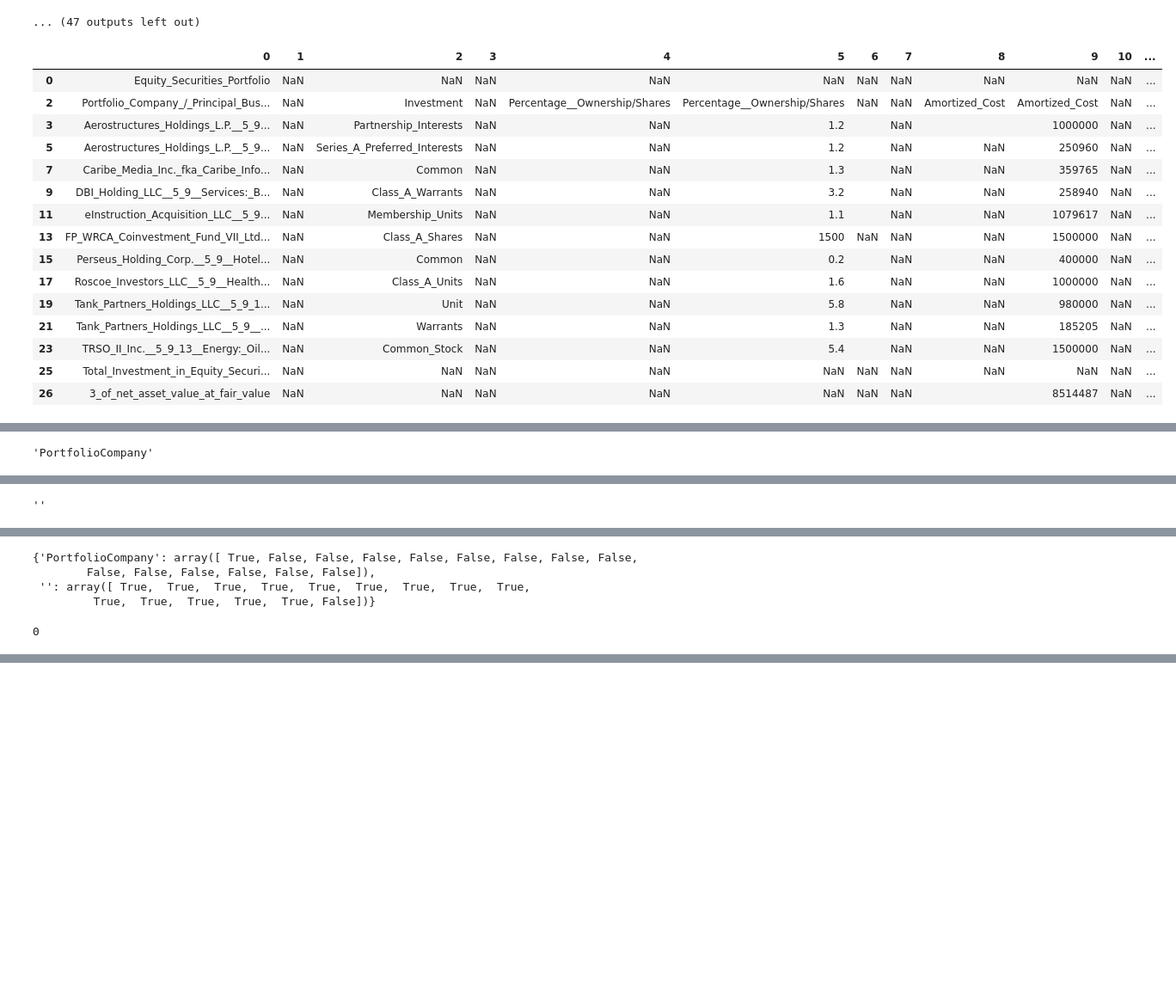
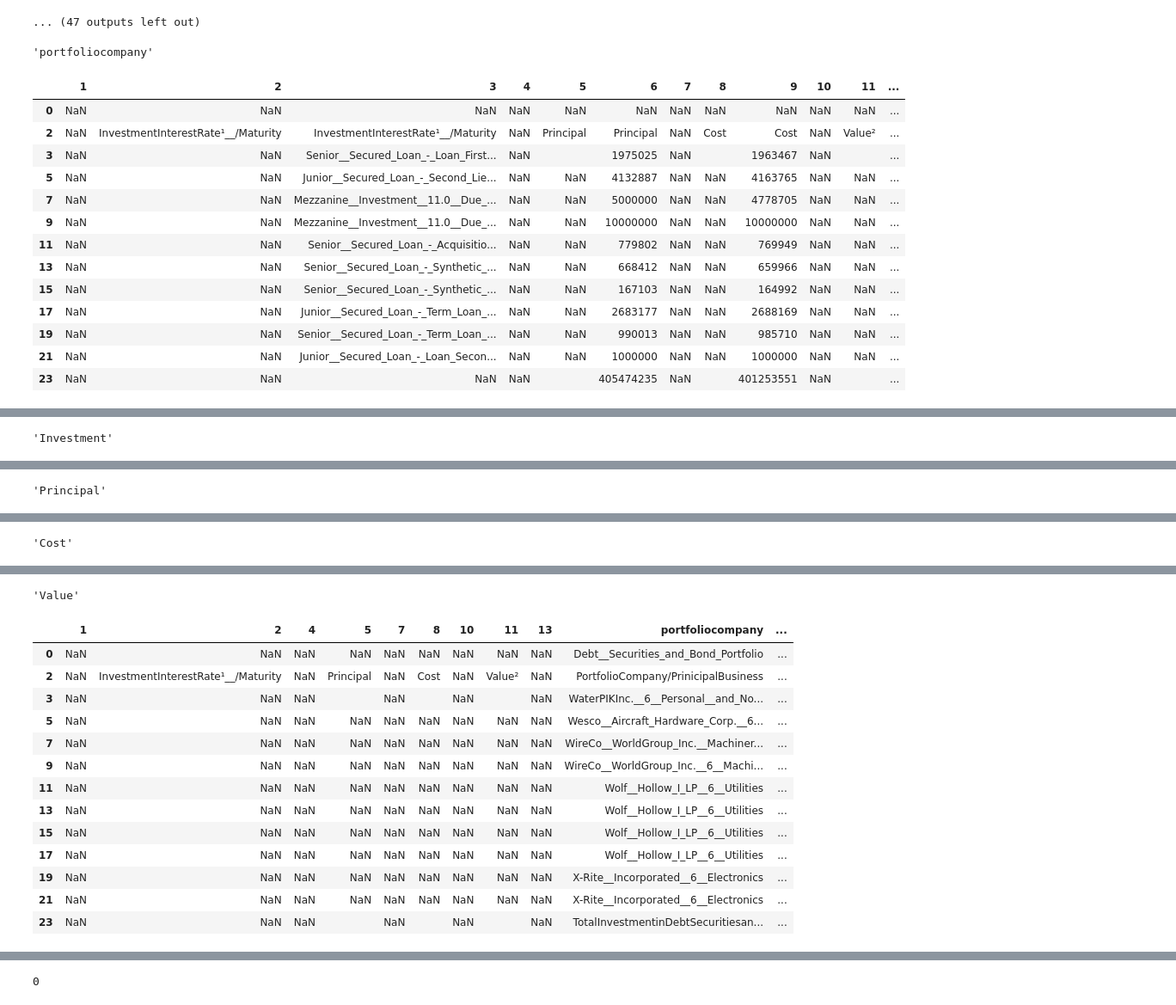
Before and after one commit to Coffee-Code-Philly-Accelerator/sec_filings, a Jupyter notebook: 1372807/debugging.ipynb, the cells around one changed output, grey strips where cells are left out. Shown at 86% size. Drawn from its saved outputs; the diff is of its cells as text; code cells hidden in the pictures; blank space fills up the shorter version.

```diff
--- a/1372807/debugging.ipynb
+++ b/1372807/debugging.ipynb
@@ -470,7 +470,7 @@ INFO:CIK==1372807:2015-06-30/Schedule_of_Investments_4.csv
 # %%
 import pandas as pd
 
-file_path = r'/home/seluser/sec_filings/1372807/2015-06-30/Schedule_of_Investments_30.csv'
+file_path = r'/home/seluser/sec_filings/1372807/2008-06-30/Schedule_of_Investments_10.csv'
 
 def except_rows()->tuple:
     return (
@@ -489,6 +489,7 @@ def standard_field_names()->tuple:
         'Percentage  Interest/  Shares',
         # 'Principal',
         'Cost',
+        'Amortized Cost',
         'Value',
         'Short-term Investments',
         'Percentage Ownership',
@@ -548,7 +549,7 @@ def _clean(
     df = df.applymap(lambda x: x.strip() if isinstance(x, str) else x)
     df.dropna(axis=0,how='all',inplace=True)
     df = df[~df.apply(lambda row:row.astype(str).str.contains(except_rows,case=False, na=False).any(),axis=1)]
-    display(df)
+    # display(df)
     if not df.apply(lambda col: col.astype(str).str.contains(r'total_investments', case=False, regex=True)).any().any() and df.shape[0] < 3:
         return pd.DataFrame(), merged_pair_idxs
 
@@ -558,56 +559,53 @@ def _clean(
     df,merge_pair_idxs = merge_duplicate_columns(df,merged_pair_idxs=merged_pair_idxs)
     duplicate_idx = df.apply(lambda row:row[pd.to_numeric(row,errors='coerce').isna()].duplicated().sum() > 1 ,axis=1)
     clean_rows = df.loc[duplicate_idx].apply(remove_row_duplicates, axis=1).reset_index(drop=True)
     j = 0
     # display(clean_rows)
     for i,flag in enumerate(duplicate_idx):
         if not flag:
             continue
         df.iloc[i,:] = clean_rows.loc[j,:].tolist()
         j += 1
     df.replace([''],np.nan,regex=True,inplace=True) #':','$','%'
     df.dropna(axis=1,how='all',inplace=True)
 
     columns = (~df.isna()).sum(axis=0) < (4  if df.shape[0] > 12 else 2 if df.shape[0] == 4 else 0)
     df = df.drop(columns=df.columns[columns])
     return df.reset_index(drop=True),merge_pair_idxs
 
 
-# merged_pair_idxs = {
-#     'Portfolio Company': np.array([True]+[False]*16),
-#     'Investment': np.array([False,True]+[False]*15),
-#     'Maturity Date':np.array([False]*2+[True]+[False]*14),
-#     'Principal':np.array([False,False,False,False,True]+[False]*12),
-#     'Cost':np.array([False]*7+[True]+[False]*9),
-#     'Value':np.array([False]*10+[True]+[False]*6),
-#     '':np.array([True]+[False]*16)
-# }
-merged_pair_idxs = {}
+merged_pair_idxs = {
+    'portfoliocompany': np.array([True]+[False]*13),
+    'Investment': np.array([False,False,True]+[False]*11),
+    'Principal':np.array([False]*4+[True]+[False]*9),
+    'Cost':np.array([False]*6+[True]+[False]*7),
+    'Value':np.array([False]*8+[True]+[False]*5),
+}
+# merged_pair_idxs = {}
 ex = exceptions()
 ex_rows = '|'.join(except_rows())
 df,merged_pair_idxs = _clean(file_path,except_rows=ex_rows,merged_pair_idxs=merged_pair_idxs)
 display(df)
 display(merged_pair_idxs)
 index_list = df.apply(
     lambda row:row.astype(str).str.contains(stopping_criterion(None), case=False, na=False).any(),
     axis=1
 )
 index_list_sum = index_list.sum()
 index_list_sum
 # %% [output]
+'portfoliocompany'
-|  | 0 | 1 | 2 | 3 | 4 | 5 | 6 | 7 | 8 | 9 | 10 | ... |
-| 0 | Equity_Securities_Portfolio | NaN | NaN | NaN | NaN | NaN | NaN | NaN | NaN | NaN | NaN | ... |
-| 2 | Portfolio_Company_/_Principal_Bus... | NaN | Investment | NaN | Percentage__Ownership/Shares | Percentage__Ownership/Shares | NaN | NaN | Amortized_Cost | Amortized_Cost | NaN | ... |
-| 3 | Aerostructures_Holdings_L.P.__5_9... | NaN | Partnership_Interests | NaN | NaN | 1.2 |  | NaN |  | 1000000 | NaN | ... |
-| 5 | Aerostructures_Holdings_L.P.__5_9... | NaN | Series_A_Preferred_Interests | NaN | NaN | 1.2 |  | NaN | NaN | 250960 | NaN | ... |
-| 7 | Caribe_Media_Inc._fka_Caribe_Info... | NaN | Common | NaN | NaN | 1.3 |  | NaN | NaN | 359765 | NaN | ... |
-| 9 | DBI_Holding_LLC__5_9__Services:_B... | NaN | Class_A_Warrants | NaN | NaN | 3.2 |  | NaN | NaN | 258940 | NaN | ... |
-| 11 | eInstruction_Acquisition_LLC__5_9... | NaN | Membership_Units | NaN | NaN | 1.1 |  | NaN | NaN | 1079617 | NaN | ... |
-| 13 | FP_WRCA_Coinvestment_Fund_VII_Ltd... | NaN | Class_A_Shares | NaN | NaN | 1500 | NaN | NaN | NaN | 1500000 | NaN | ... |
-| 15 | Perseus_Holding_Corp.__5_9__Hotel... | NaN | Common | NaN | NaN | 0.2 |  | NaN | NaN | 400000 | NaN | ... |
-| 17 | Roscoe_Investors_LLC__5_9__Health... | NaN | Class_A_Units | NaN | NaN | 1.6 |  | NaN | NaN | 1000000 | NaN | ... |
-| 19 | Tank_Partners_Holdings_LLC__5_9_1... | NaN | Unit | NaN | NaN | 5.8 |  | NaN | NaN | 980000 | NaN | ... |
-| 21 | Tank_Partners_Holdings_LLC__5_9__... | NaN | Warrants | NaN | NaN | 1.3 |  | NaN | NaN | 185205 | NaN | ... |
-| 23 | TRSO_II_Inc.__5_9_13__Energy:_Oil... | NaN | Common_Stock | NaN | NaN | 5.4 |  | NaN | NaN | 1500000 | NaN | ... |
-| 25 | Total_Investment_in_Equity_Securi... | NaN | NaN | NaN | NaN | NaN | NaN | NaN | NaN | NaN | NaN | ... |
-| 26 | 3_of_net_asset_value_at_fair_value | NaN | NaN | NaN | NaN | NaN | NaN | NaN |  | 8514487 | NaN | ... |
+|  | 1 | 2 | 3 | 4 | 5 | 6 | 7 | 8 | 9 | 10 | 11 | ... |
+| 0 | NaN | NaN | NaN | NaN | NaN | NaN | NaN | NaN | NaN | NaN | NaN | ... |
+| 2 | NaN | InvestmentInterestRate¹__/Maturity | InvestmentInterestRate¹__/Maturity | NaN | Principal | Principal | NaN | Cost | Cost | NaN | Value² | ... |
+| 3 | NaN | NaN | Senior__Secured_Loan_-_Loan_First... | NaN |  | 1975025 | NaN |  | 1963467 | NaN |  | ... |
+| 5 | NaN | NaN | Junior__Secured_Loan_-_Second_Lie... | NaN | NaN | 4132887 | NaN | NaN | 4163765 | NaN | NaN | ... |
+| 7 | NaN | NaN | Mezzanine__Investment__11.0__Due_... | NaN | NaN | 5000000 | NaN | NaN | 4778705 | NaN | NaN | ... |
+| 9 | NaN | NaN | Mezzanine__Investment__11.0__Due_... | NaN | NaN | 10000000 | NaN | NaN | 10000000 | NaN | NaN | ... |
+| 11 | NaN | NaN | Senior__Secured_Loan_-_Acquisitio... | NaN | NaN | 779802 | NaN | NaN | 769949 | NaN | NaN | ... |
+| 13 | NaN | NaN | Senior__Secured_Loan_-_Synthetic_... | NaN | NaN | 668412 | NaN | NaN | 659966 | NaN | NaN | ... |
+| 15 | NaN | NaN | Senior__Secured_Loan_-_Synthetic_... | NaN | NaN | 167103 | NaN | NaN | 164992 | NaN | NaN | ... |
+| 17 | NaN | NaN | Junior__Secured_Loan_-_Term_Loan_... | NaN | NaN | 2683177 | NaN | NaN | 2688169 | NaN | NaN | ... |
+| 19 | NaN | NaN | Senior__Secured_Loan_-_Term_Loan_... | NaN | NaN | 990013 | NaN | NaN | 985710 | NaN | NaN | ... |
+| 21 | NaN | NaN | Junior__Secured_Loan_-_Loan_Secon... | NaN | NaN | 1000000 | NaN | NaN | 1000000 | NaN | NaN | ... |
+| 23 | NaN | NaN | NaN | NaN |  | 405474235 | NaN |  | 401253551 | NaN |  | ... |
@@ -628 +612 @@ WARNING:root:Applied processor reduces input query to empty string, all comparis
-'PortfolioCompany'
+'Investment'
@@ -645 +627 @@ WARNING:root:Applied processor reduces input query to empty string, all comparis
-''
+'Principal'
@@ -661,0 +642 @@ WARNING:root:Applied processor reduces input query to empty string, all comparis
+'Cost'
@@ -678,5 +657,15 @@ WARNING:root:Applied processor reduces input query to empty string, all comparis
-{'PortfolioCompany': array([ True, False, False, False, False, False, False, False, False,
-        False, False, False, False, False, False]),
- '': array([ True,  True,  True,  True,  True,  True,  True,  True,  True,
-         True,  True,  True,  True,  True, False])}
-0
+'Value'
+|  | 1 | 2 | 4 | 5 | 7 | 8 | 10 | 11 | 13 | portfoliocompany | ... |
+| 0 | NaN | NaN | NaN | NaN | NaN | NaN | NaN | NaN | NaN | Debt__Securities_and_Bond_Portfolio | ... |
+| 2 | NaN | InvestmentInterestRate¹__/Maturity | NaN | Principal | NaN | Cost | NaN | Value² | NaN | PortfolioCompany/PrinicipalBusiness | ... |
+| 3 | NaN | NaN | NaN |  | NaN |  | NaN |  | NaN | WaterPIKInc.__6__Personal__and_No... | ... |
+| 5 | NaN | NaN | NaN | NaN | NaN | NaN | NaN | NaN | NaN | Wesco__Aircraft_Hardware_Corp.__6... | ... |
+| 7 | NaN | NaN | NaN | NaN | NaN | NaN | NaN | NaN | NaN | WireCo__WorldGroup_Inc.__Machiner... | ... |
+| 9 | NaN | NaN | NaN | NaN | NaN | NaN | NaN | NaN | NaN | WireCo__WorldGroup_Inc.__6__Machi... | ... |
+| 11 | NaN | NaN | NaN | NaN | NaN | NaN | NaN | NaN | NaN | Wolf__Hollow_I_LP__6__Utilities | ... |
+| 13 | NaN | NaN | NaN | NaN | NaN | NaN | NaN | NaN | NaN | Wolf__Hollow_I_LP__6__Utilities | ... |
+| 15 | NaN | NaN | NaN | NaN | NaN | NaN | NaN | NaN | NaN | Wolf__Hollow_I_LP__6__Utilities | ... |
+| 17 | NaN | NaN | NaN | NaN | NaN | NaN | NaN | NaN | NaN | Wolf__Hollow_I_LP__6__Utilities | ... |
+| 19 | NaN | NaN | NaN | NaN | NaN | NaN | NaN | NaN | NaN | X-Rite__Incorporated__6__Electronics | ... |
+| 21 | NaN | NaN | NaN | NaN | NaN | NaN | NaN | NaN | NaN | X-Rite__Incorporated__6__Electronics | ... |
+| 23 | NaN | NaN | NaN |  | NaN |  | NaN |  | NaN | TotalInvestmentinDebtSecuritiesan... | ... |
@@ -682,0 +696 @@ WARNING:root:Applied processor reduces input query to empty string, all comparis
+0
```
Also changed, not shown: parts of 1 cell of this notebook.
